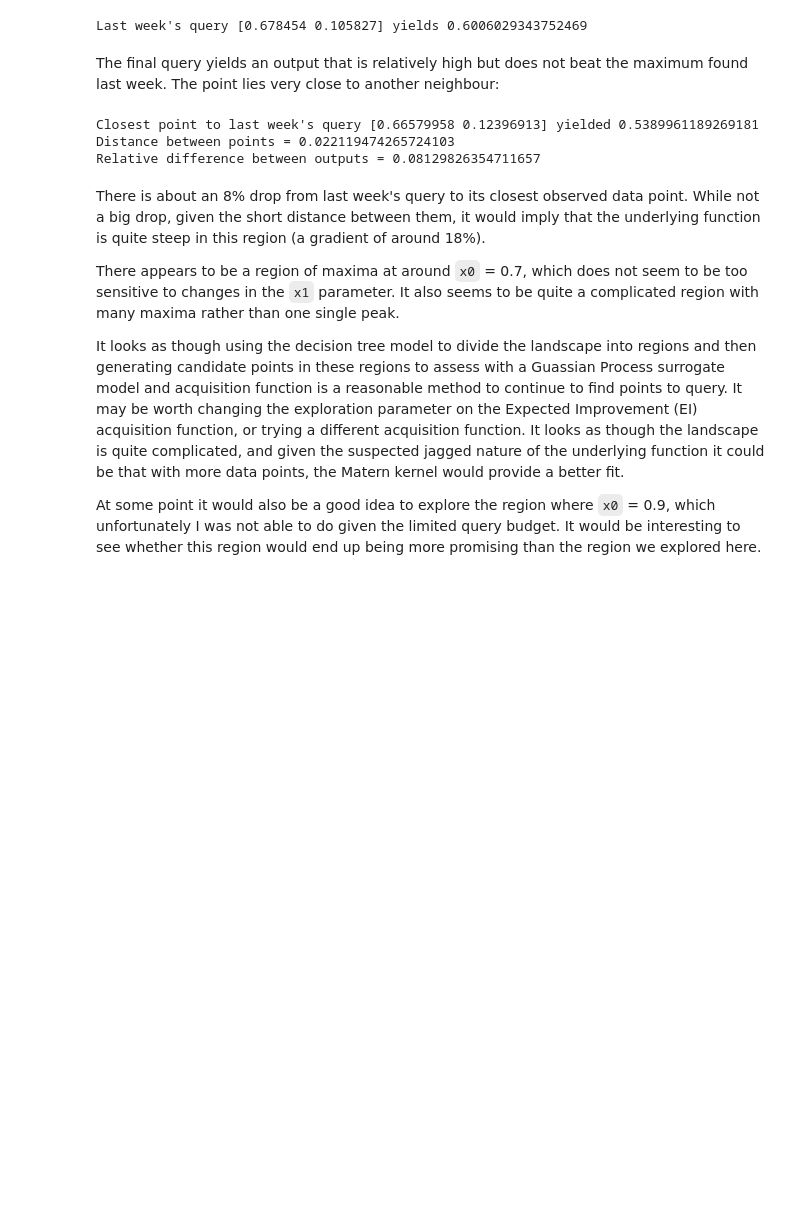
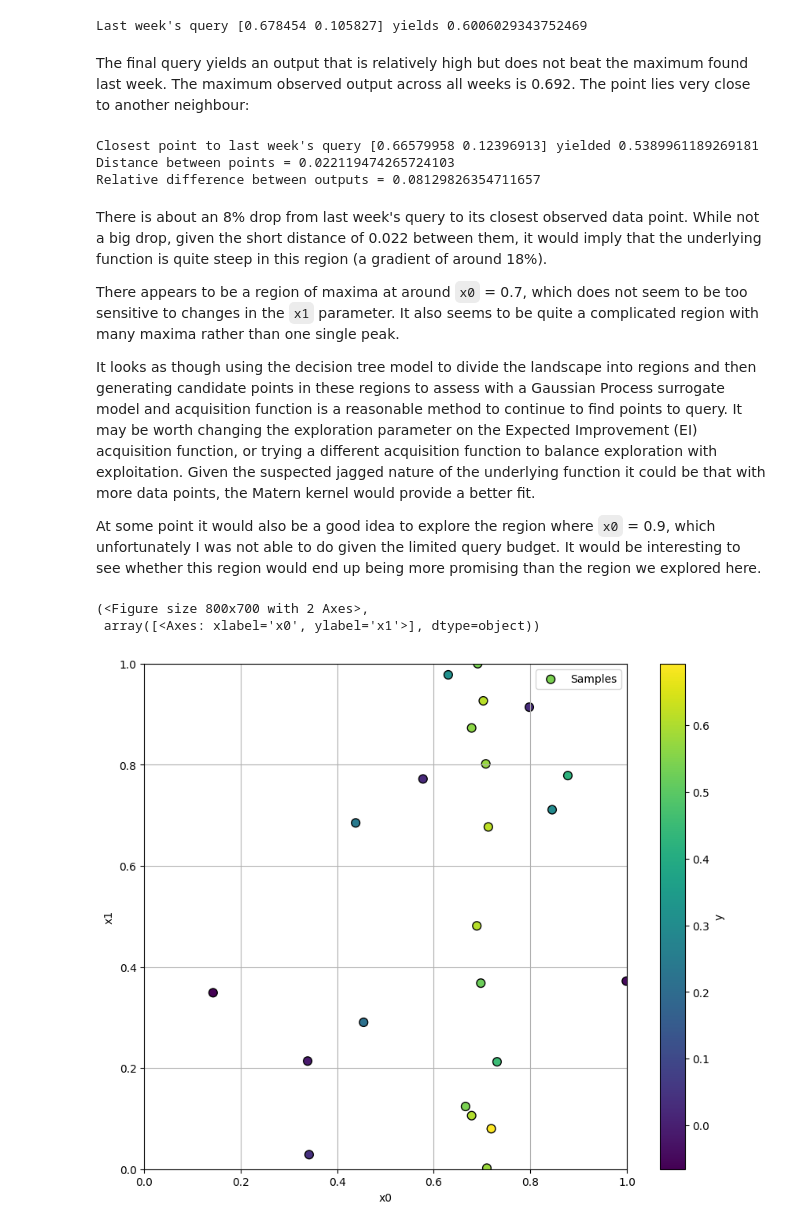
Before and after one commit to hchagani/AICapstoneProject_IC, a Jupyter notebook: notebooks/02_function_2.ipynb, the cells around one changed output. Cells and saved outputs as stored; diff of their text form; code cells hidden in the pictures; blank space fills up the shorter version.

Commit message:
Finish function 2 write-up

```diff
--- a/notebooks/02_function_2.ipynb
+++ b/notebooks/02_function_2.ipynb
@@ -1580,7 +1601,7 @@ print(f"Last week's query {X[-1]} yields {y[-1]}")
 # %% [output]
 Last week's query [0.678454 0.105827] yields 0.6006029343752469
 # %% [markdown]
-The final query yields an output that is relatively high but does not beat the maximum found last week. The point lies very close to another neighbour:
+The final query yields an output that is relatively high but does not beat the maximum found last week. The maximum observed output across all weeks is 0.692. The point lies very close to another neighbour:
 # %%
 # Find closest point spatially to last week's query
 distances = np.linalg.norm(X[:-1] - X[-1], axis=1)
@@ -1594,10 +1615,16 @@ Closest point to last week's query [0.66579958 0.12396913] yielded 0.53899611892
 Distance between points = 0.022119474265724103
 Relative difference between outputs = 0.08129826354711657
 # %% [markdown]
-There is about an 8% drop from last week's query to its closest observed data point. While not a big drop, given the short distance between them, it would imply that the underlying function is quite steep in this region (a gradient of around 18%).
+There is about an 8% drop from last week's query to its closest observed data point. While not a big drop, given the short distance of 0.022 between them, it would imply that the underlying function is quite steep in this region (a gradient of around 18%).
 
 There appears to be a region of maxima at around `x0` = 0.7, which does not seem to be too sensitive to changes in the `x1` parameter. It also seems to be quite a complicated region with many maxima rather than one single peak.
 
-It looks as though using the decision tree model to divide the landscape into regions and then generating candidate points in these regions to assess with a Guassian Process surrogate model and acquisition function is a reasonable method to continue to find points to query. It may be worth changing the exploration parameter on the Expected Improvement (EI) acquisition function, or trying a different acquisition function. It looks as though the landscape is quite complicated, and given the suspected jagged nature of the underlying function it could be that with more data points, the Matern kernel would provide a better fit.
+It looks as though using the decision tree model to divide the landscape into regions and then generating candidate points in these regions to assess with a Gaussian Process surrogate model and acquisition function is a reasonable method to continue to find points to query. It may be worth changing the exploration parameter on the Expected Improvement (EI) acquisition function, or trying a different acquisition function to balance exploration with exploitation. Given the suspected jagged nature of the underlying function it could be that with more data points, the Matern kernel would provide a better fit.
 
 At some point it would also be a good idea to explore the region where `x0` = 0.9, which unfortunately I was not able to do given the limited query budget. It would be interesting to see whether this region would end up being more promising than the region we explored here.
+# %%
+plot_2d_array(X, y)
+# %% [output]
+(<Figure size 800x700 with 2 Axes>,
+ array([<Axes: xlabel='x0', ylabel='x1'>], dtype=object))
+[figure, added]
```
Also changed, not shown: parts of 27 cells of this notebook, 1 other file.
